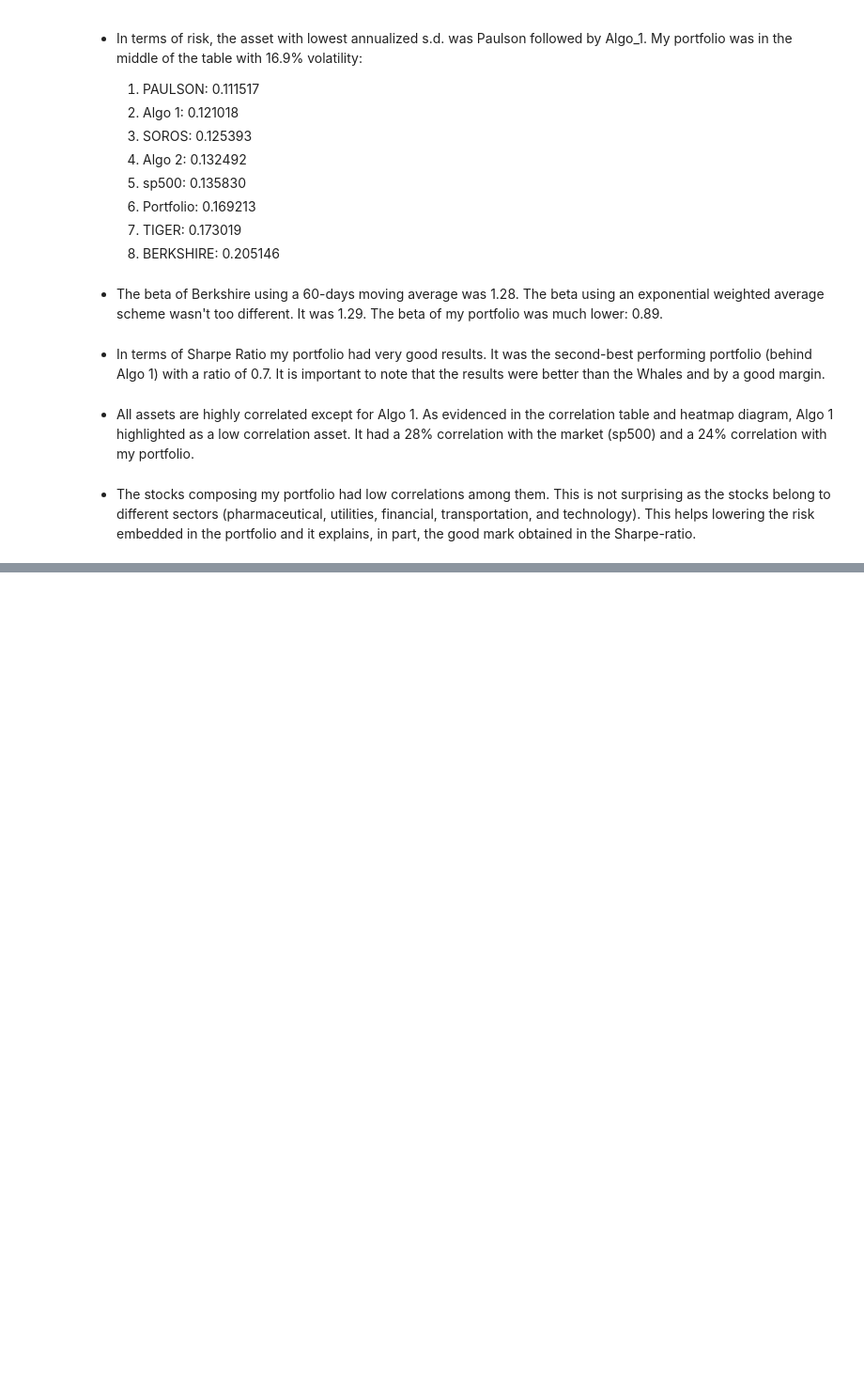
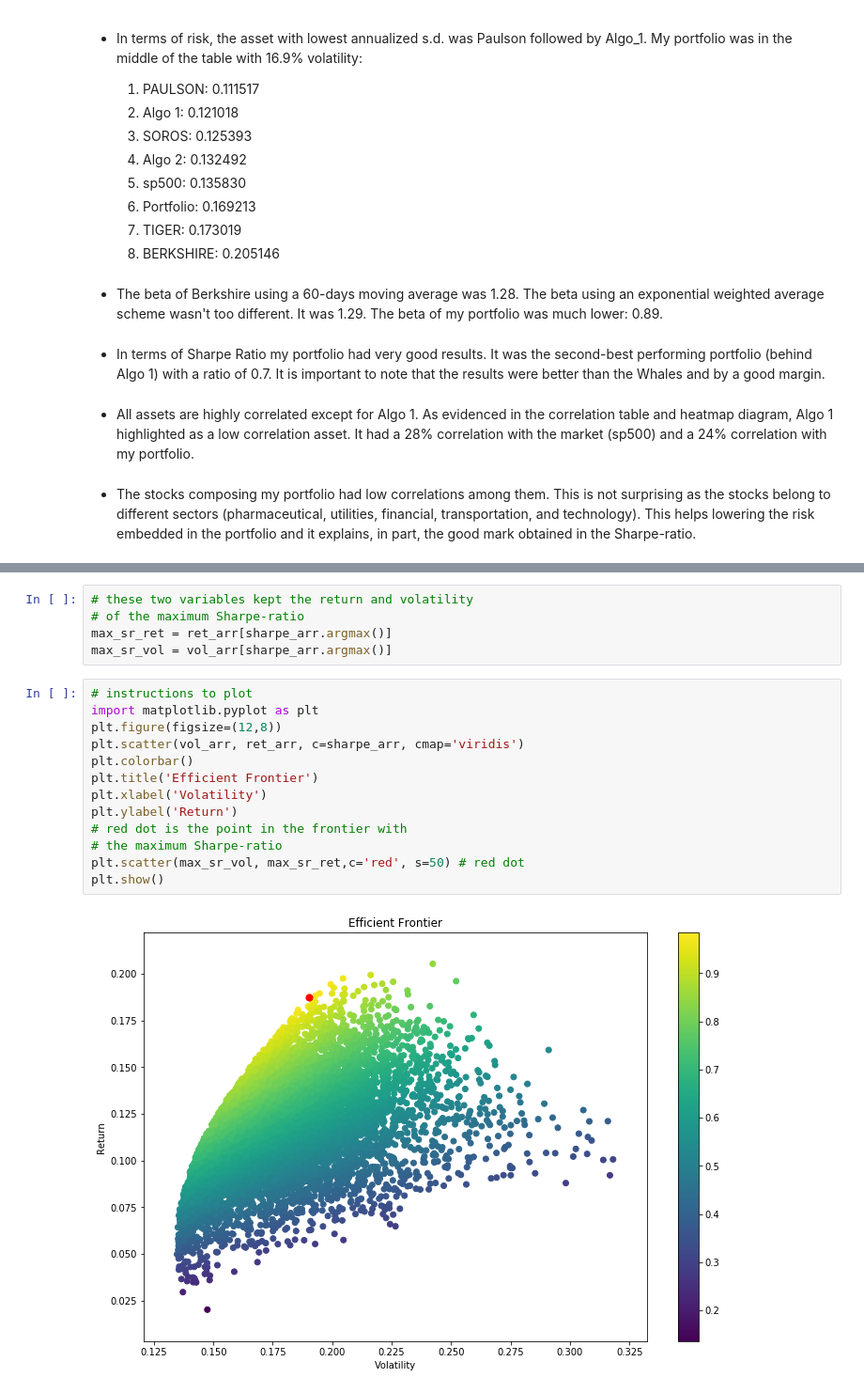
Before and after one commit to juanpacajigas/Columbia-FinTech-HOMEWORK-UNIT-4, a Jupyter notebook: Instructions/Starter_Code/whale_analysis.ipynb, the cells around one changed output, grey strips where cells are left out. Shown at 94% size. Drawn from its saved outputs; the diff is of its cells as text; blank space fills up the shorter version.

Commit message:
Instructions

```diff
--- a/Instructions/Starter_Code/whale_analysis.ipynb
+++ b/Instructions/Starter_Code/whale_analysis.ipynb
@@ -612,0 +724,20 @@ stocks_returns_df.corr()
+# %%
+# these two variables kept the return and volatility
+# of the maximum Sharpe-ratio
+max_sr_ret = ret_arr[sharpe_arr.argmax()]
+max_sr_vol = vol_arr[sharpe_arr.argmax()]
+# %%
+# instructions to plot
+import matplotlib.pyplot as plt
+plt.figure(figsize=(12,8))
+plt.scatter(vol_arr, ret_arr, c=sharpe_arr, cmap='viridis')
+plt.colorbar()
+plt.title('Efficient Frontier')
+plt.xlabel('Volatility')
+plt.ylabel('Return')
+# red dot is the point in the frontier with
+# the maximum Sharpe-ratio
+plt.scatter(max_sr_vol, max_sr_ret,c='red', s=50) # red dot
+plt.show()
+# %% [output]
+[figure, added]
```
Also changed, not shown: parts of 18 cells of this notebook.
